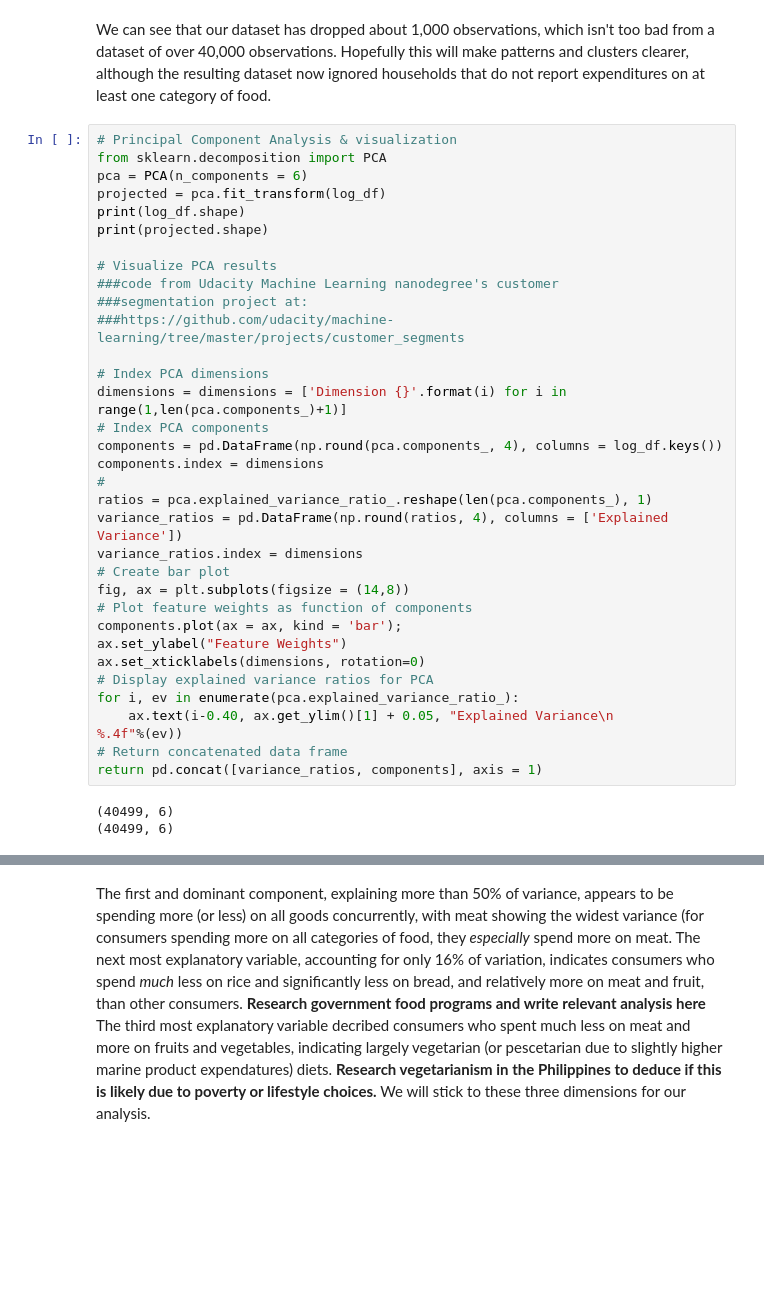
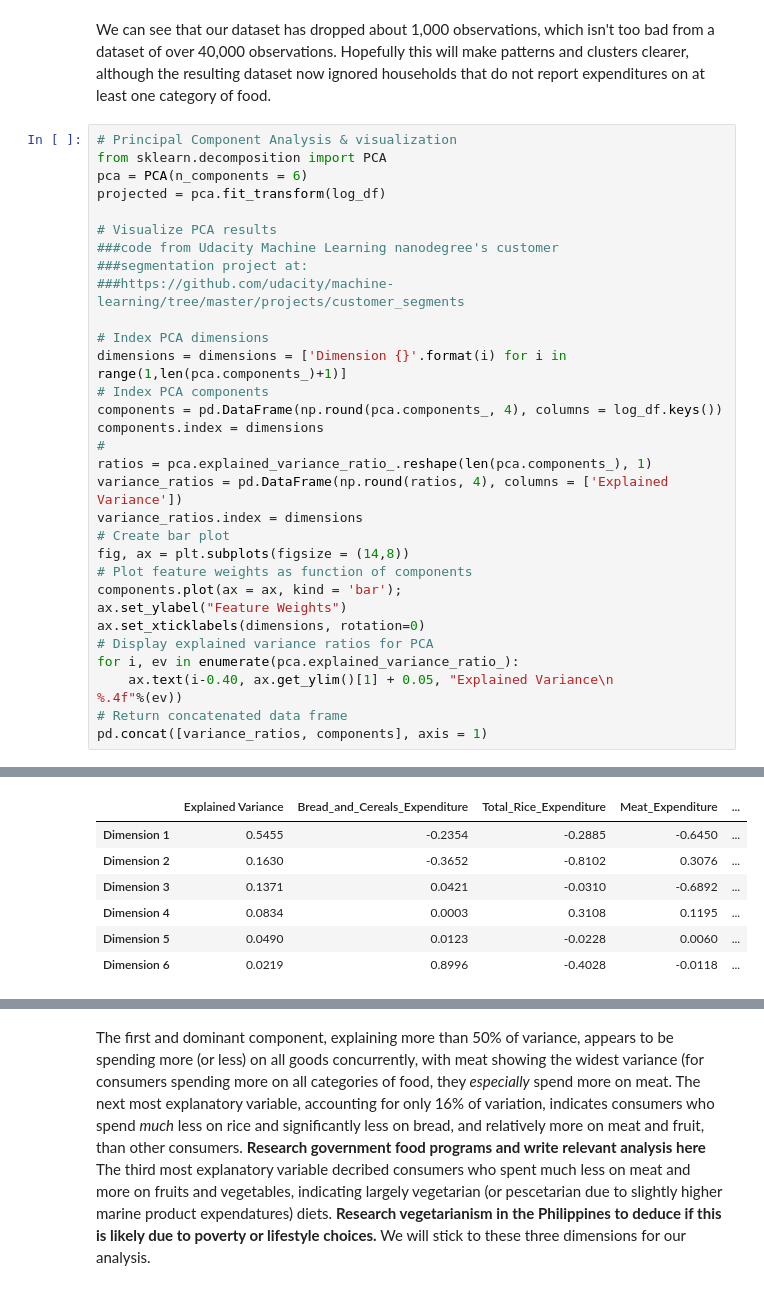
Before and after one commit to briantfriederich/Clustering_Philippine_Household_Consumption, a Jupyter notebook: Clustering_Philippine_Household_Consumption.ipynb, the cells around one changed output, grey strips where cells are left out. Saved outputs shown, nothing was run; the diff lists cells and outputs as text; blank space fills up the shorter version.

```diff
--- a/Clustering_Philippine_Household_Consumption.ipynb
+++ b/Clustering_Philippine_Household_Consumption.ipynb
@@ -243,8 +243,6 @@ We can see that our dataset has dropped about 1,000 observations, which isn't to
 from sklearn.decomposition import PCA
 pca = PCA(n_components = 6)
 projected = pca.fit_transform(log_df)
-print(log_df.shape)
-print(projected.shape)
 
 # Visualize PCA results
 ###code from Udacity Machine Learning nanodegree's customer
@@ -270,7 +268,5 @@ ax.set_xticklabels(dimensions, rotation=0)
 for i, ev in enumerate(pca.explained_variance_ratio_):
     ax.text(i-0.40, ax.get_ylim()[1] + 0.05, "Explained Variance\n          %.4f"%(ev))
 # Return concatenated data frame
-return pd.concat([variance_ratios, components], axis = 1)
+pd.concat([variance_ratios, components], axis = 1)
 # %% [output]
-(40499, 6)
-(40499, 6)
@@ -278,3 +273,10 @@ SyntaxError: 'return' outside function (<ipython-input-12-50cbf21947b7>, line 32
+|  | Explained Variance | Bread_and_Cereals_Expenditure | Total_Rice_Expenditure | Meat_Expenditure | ... |
+| Dimension 1 | 0.5455 | -0.2354 | -0.2885 | -0.6450 | ... |
+| Dimension 2 | 0.1630 | -0.3652 | -0.8102 | 0.3076 | ... |
+| Dimension 3 | 0.1371 | 0.0421 | -0.0310 | -0.6892 | ... |
+| Dimension 4 | 0.0834 | 0.0003 | 0.3108 | 0.1195 | ... |
+| Dimension 5 | 0.0490 | 0.0123 | -0.0228 | 0.0060 | ... |
+| Dimension 6 | 0.0219 | 0.8996 | -0.4028 | -0.0118 | ... |
 [figure]
 # %% [markdown]
 The first and dominant component, explaining more than 50% of variance, appears to be spending more (or less) on all goods concurrently, with meat showing the widest variance (for consumers spending more on all categories of food, they *especially* spend more on meat. The next most explanatory variable, accounting for only 16% of variation, indicates consumers who spend *much* less on rice and significantly less on bread, and relatively more on meat and fruit, than other consumers. **Research government food programs and write relevant analysis here** The third most explanatory variable decribed consumers who spent much less on meat and more on fruits and vegetables, indicating largely vegetarian (or pescetarian due to slightly higher marine product expendatures) diets. **Research vegetarianism in the Philippines to deduce if this is likely due to poverty or lifestyle choices.** We will stick to these three dimensions for our analysis.
```
Also changed, not shown: parts of 4 cells of this notebook.
